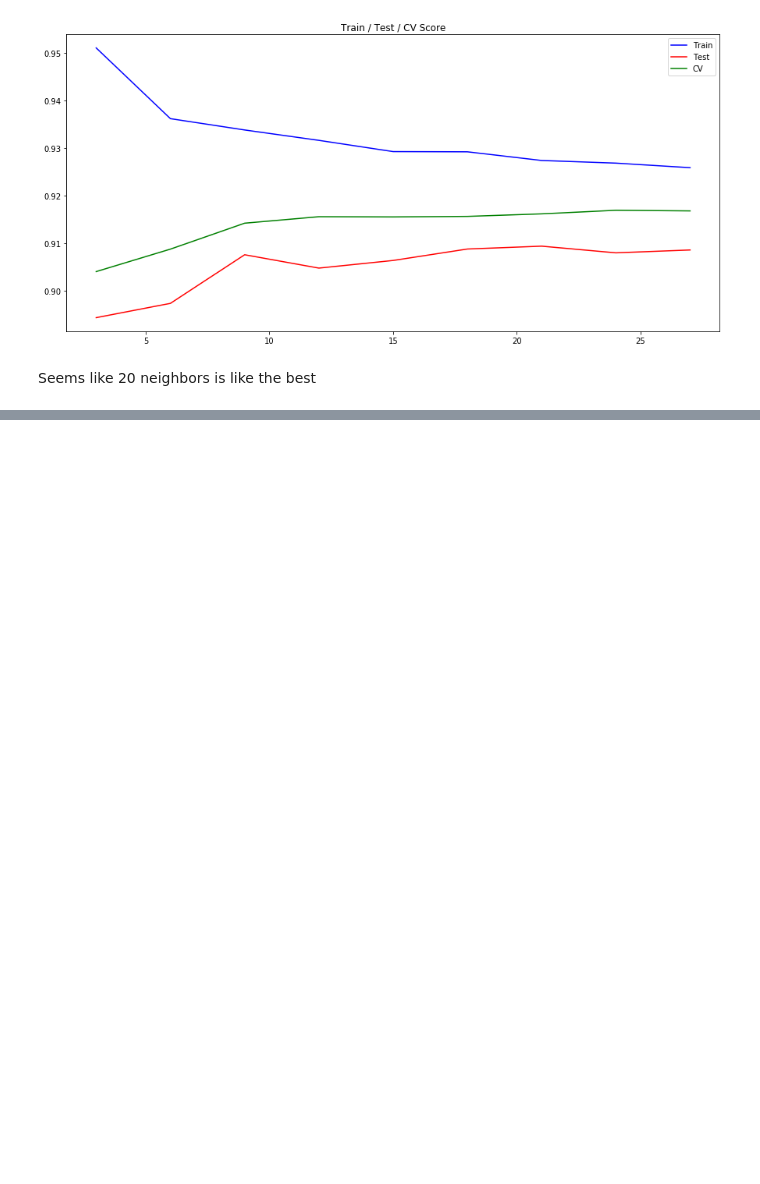
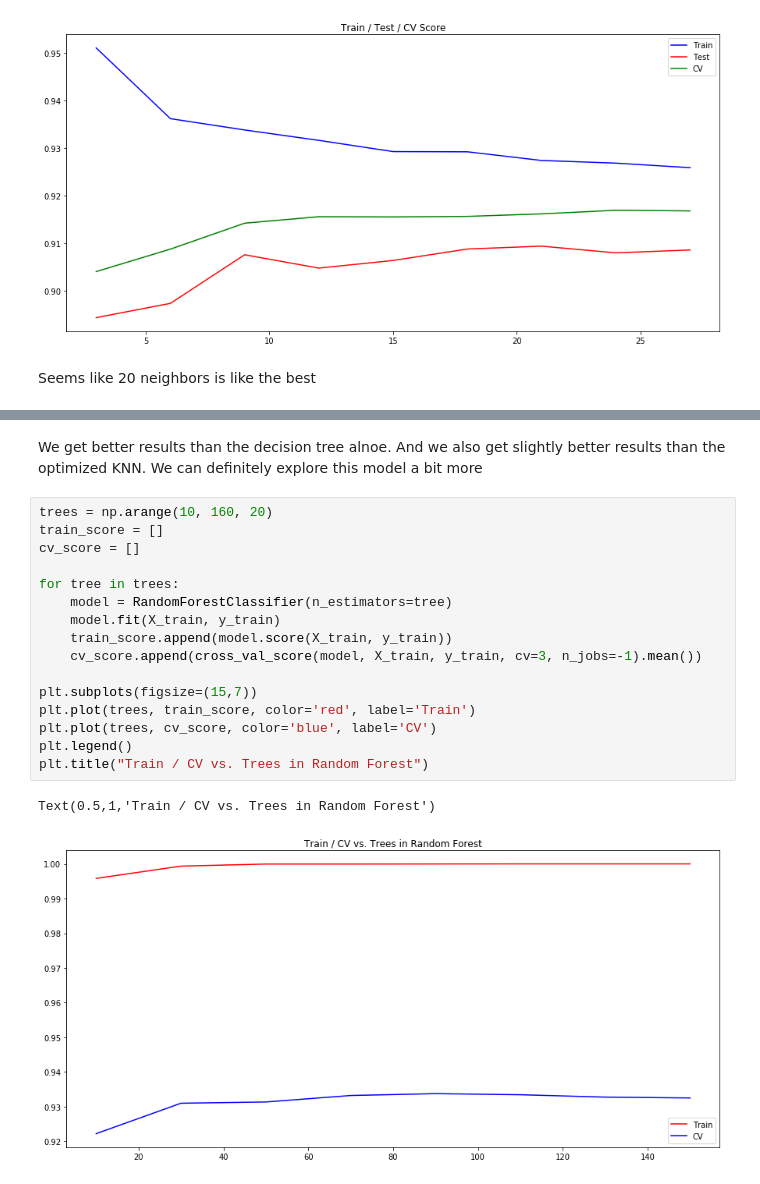
Before and after one commit to daguito81/Machine-Learning-Examples, a Jupyter notebook: Classification Example.ipynb, the cells around one changed output, grey strips where cells are left out. Cells and saved outputs as stored; diff of their text form; blank space fills up the shorter version.

```diff
--- a/Classification Example.ipynb
+++ b/Classification Example.ipynb
@@ -194,0 +293,21 @@ Seems like 20 neighbors is like the best
+# %% [markdown]
+We get better results than the decision tree alnoe. And we also get slightly better results than the optimized KNN. We can definitely explore this model a bit more
+# %%
+trees = np.arange(10, 160, 20)
+train_score = []
+cv_score = []
+
+for tree in trees:
+    model = RandomForestClassifier(n_estimators=tree)
+    model.fit(X_train, y_train)
+    train_score.append(model.score(X_train, y_train))
+    cv_score.append(cross_val_score(model, X_train, y_train, cv=3, n_jobs=-1).mean())
+
+plt.subplots(figsize=(15,7))
+plt.plot(trees, train_score, color='red', label='Train')
+plt.plot(trees, cv_score, color='blue', label='CV')
+plt.legend()
+plt.title("Train / CV vs. Trees in Random Forest")
+# %% [output]
+Text(0.5,1,'Train / CV vs. Trees in Random Forest')
+[figure, added]
```
Also changed, not shown: parts of 34 cells of this notebook.
